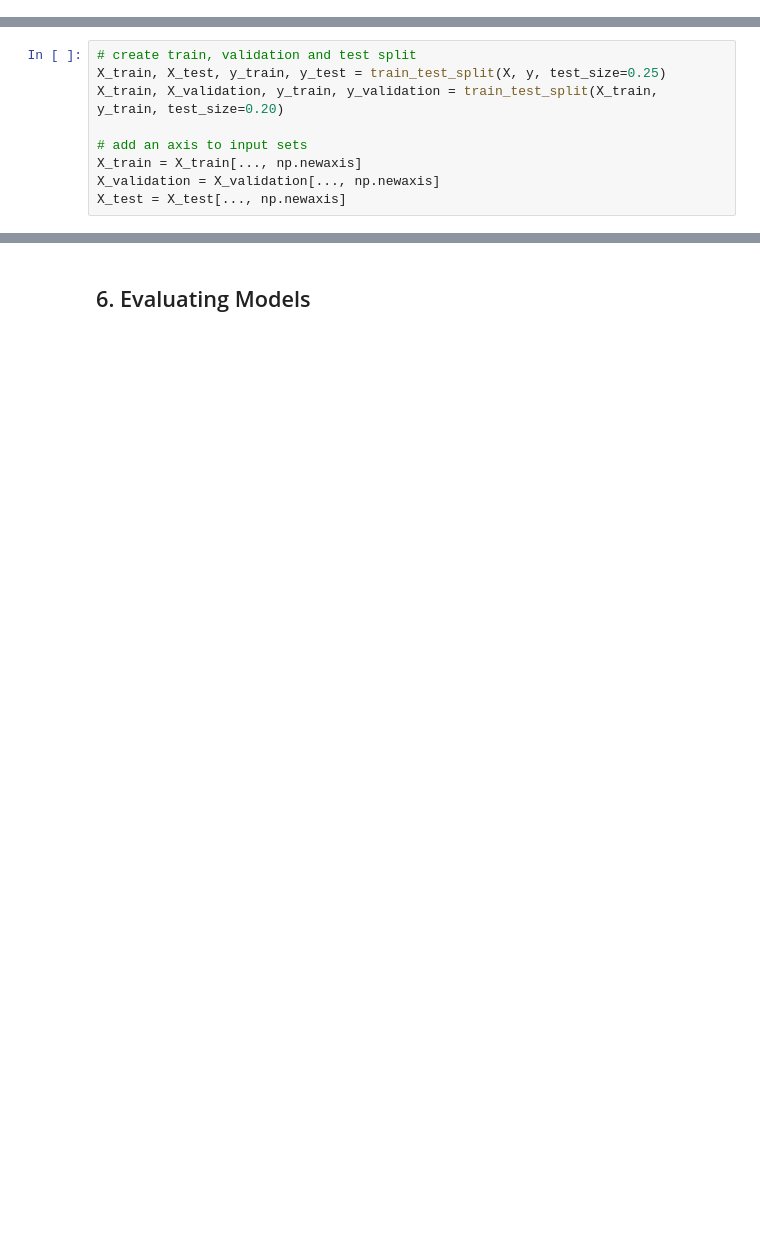
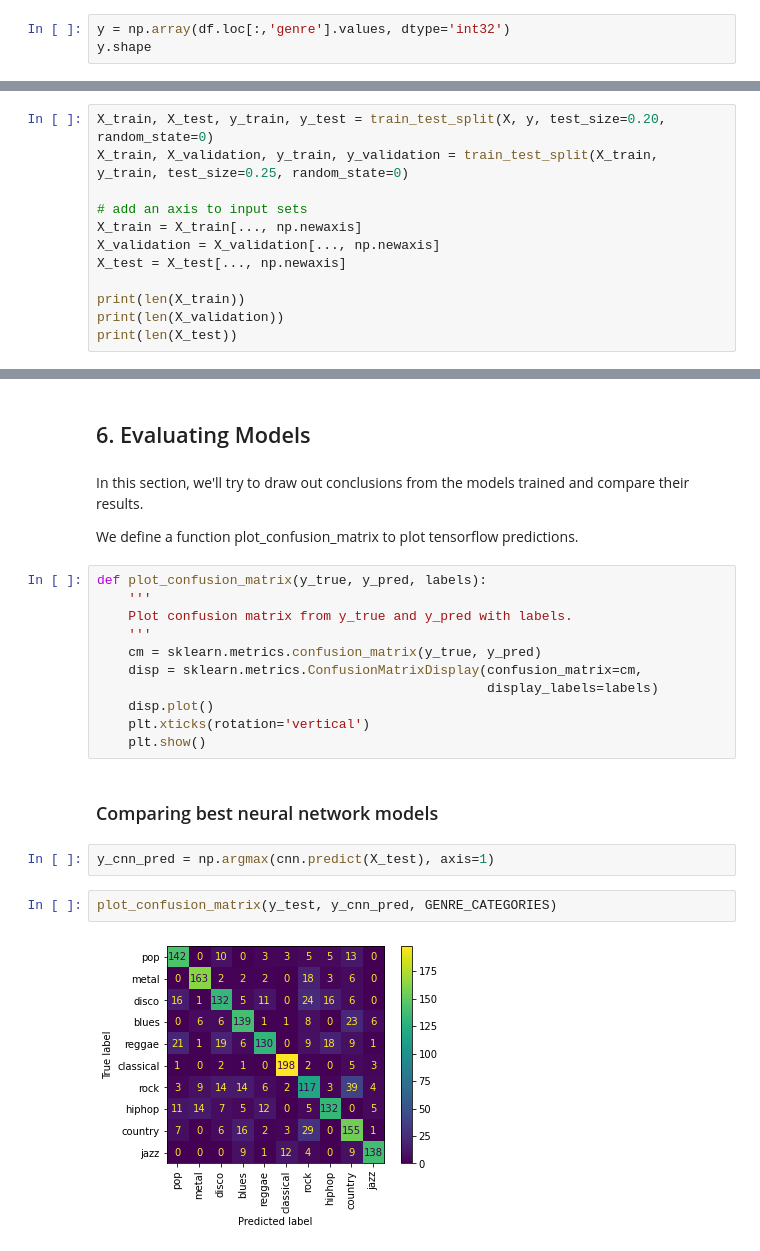
Before and after one commit to xkaDachi/COMP432_Music_Genre_Classification, a Jupyter notebook: Music Classification.ipynb, the cells around one changed output, grey strips where cells are left out. Cells and saved outputs as stored; diff of their text form; blank space fills up the shorter version.

```diff
--- a/Music Classification.ipynb
+++ b/Music Classification.ipynb
@@ -235,0 +258,3 @@ def plot_history(history):
+# %%
+y = np.array(df.loc[:,'genre'].values, dtype='int32')
+y.shape
@@ -236,9 +267,12 @@ def plot_history(history):
 # %%
-# create train, validation and test split
-X_train, X_test, y_train, y_test = train_test_split(X, y, test_size=0.25)
-X_train, X_validation, y_train, y_validation = train_test_split(X_train, y_train, test_size=0.20)
+X_train, X_test, y_train, y_test = train_test_split(X, y, test_size=0.20, random_state=0)
+X_train, X_validation, y_train, y_validation = train_test_split(X_train, y_train, test_size=0.25, random_state=0)
 
 # add an axis to input sets
 X_train = X_train[..., np.newaxis]
 X_validation = X_validation[..., np.newaxis]
 X_test = X_test[..., np.newaxis]
+
+print(len(X_train))
+print(len(X_validation))
+print(len(X_test))
@@ -428,2 +485,25 @@ print('\nTest accuracy:', "{:.2f}%".format(test_acc))
 # %% [markdown]
 ## 6. Evaluating Models
+# %% [markdown]
+In this section, we'll try to draw out conclusions from the models trained and compare their results.
+
+We define a function plot_confusion_matrix to plot tensorflow predictions.
+# %%
+def plot_confusion_matrix(y_true, y_pred, labels):
+    '''
+    Plot confusion matrix from y_true and y_pred with labels.
+    '''
+    cm = sklearn.metrics.confusion_matrix(y_true, y_pred)
+    disp = sklearn.metrics.ConfusionMatrixDisplay(confusion_matrix=cm,
+                                                  display_labels=labels)
+    disp.plot()
+    plt.xticks(rotation='vertical')
+    plt.show()
+# %% [markdown]
+### Comparing best neural network models
+# %%
+y_cnn_pred = np.argmax(cnn.predict(X_test), axis=1)
+# %%
+plot_confusion_matrix(y_test, y_cnn_pred, GENRE_CATEGORIES)
+# %% [output]
+[figure, added]
```
Also changed, not shown: parts of 74 cells of this notebook.
